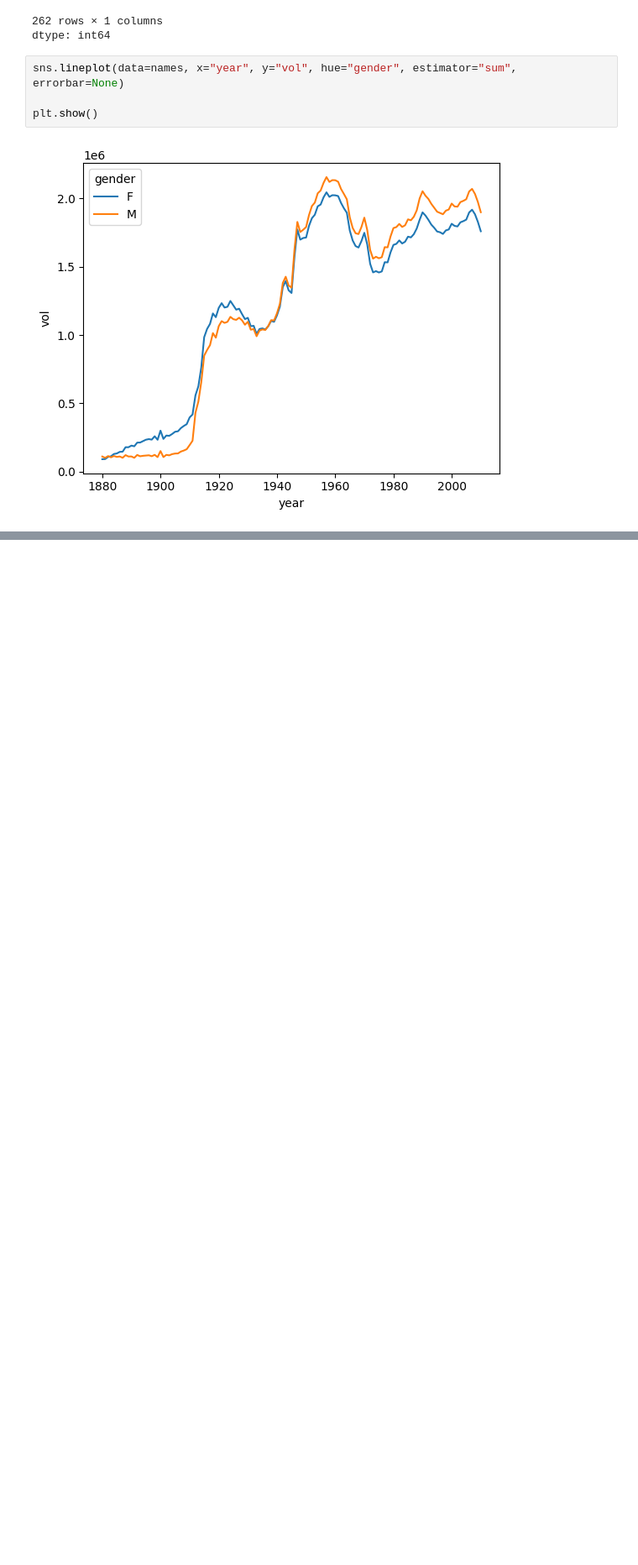
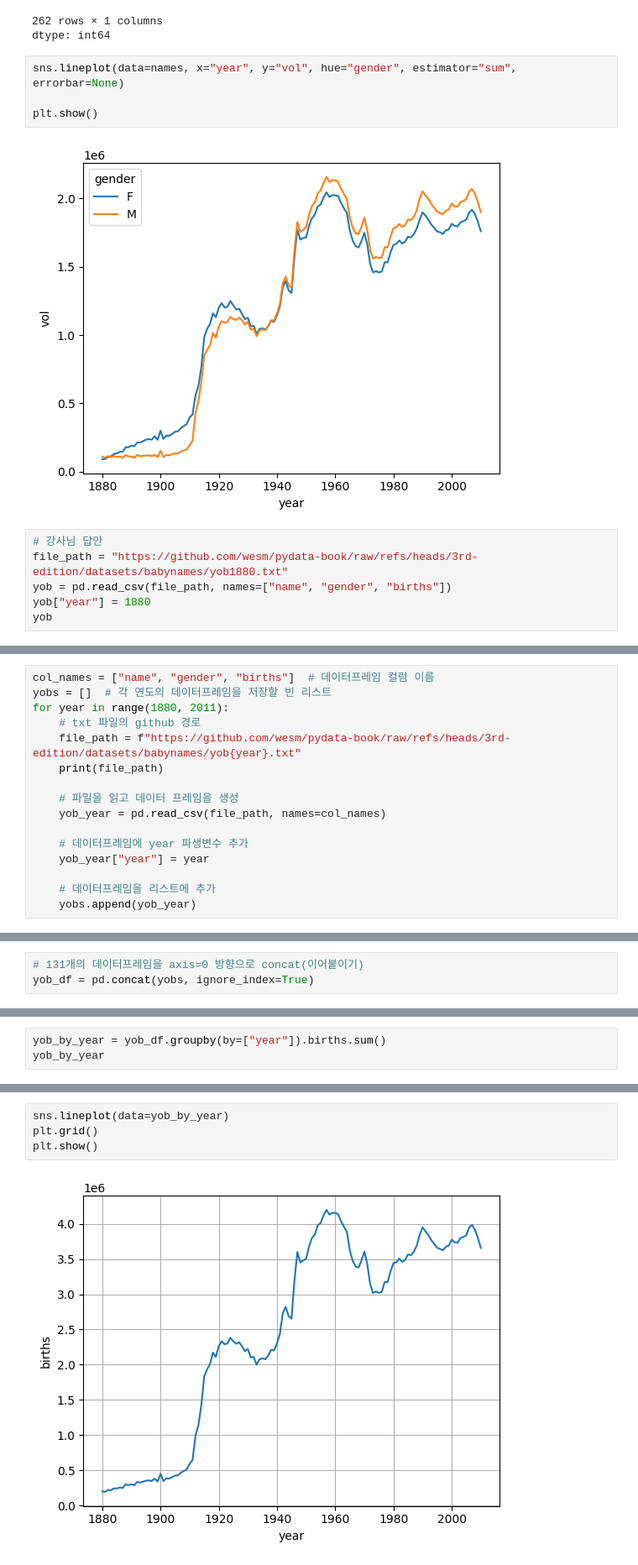
Before and after one commit to YounJJ/202511_BD53, a Jupyter notebook: lab_python/da10_merge.ipynb, the cells around one changed output, grey strips where cells are left out. Shown at 84% size. Drawn from its saved outputs; the diff is of its cells as text; blank space fills up the shorter version.

```diff
--- a/lab_python/da10_merge.ipynb
+++ b/lab_python/da10_merge.ipynb
@@ -926,3 +919,9 @@ sns.lineplot(data=names, x="year", y="vol", hue="gender", estimator="sum", error
 plt.show()
 # %% [output]
 [figure]
+# %%
+# 강사님 답안
+file_path = "https://github.com/wesm/pydata-book/raw/refs/heads/3rd-edition/datasets/babynames/yob1880.txt"
+yob = pd.read_csv(file_path, names=["name", "gender", "births"])
+yob["year"] = 1880
+yob
@@ -928,0 +942,16 @@ plt.show()
+# %%
+col_names = ["name", "gender", "births"]  # 데이터프레임 컬럼 이름
+yobs = []  # 각 연도의 데이터프레임을 저장할 빈 리스트
+for year in range(1880, 2011):
+    # txt 파일의 github 경로
+    file_path = f"https://github.com/wesm/pydata-book/raw/refs/heads/3rd-edition/datasets/babynames/yob{year}.txt"
+    print(file_path)
+
+    # 파일을 읽고 데이터 프레임을 생성
+    yob_year = pd.read_csv(file_path, names=col_names)
+
+    # 데이터프레임에 year 파생변수 추가
+    yob_year["year"] = year
+
+    # 데이터프레임을 리스트에 추가
+    yobs.append(yob_year)
@@ -928,0 +1012,3 @@ plt.show()
+# %%
+# 131개의 데이터프레임을 axis=0 방향으로 concat(이어붙이기)
+yob_df = pd.concat(yobs, ignore_index=True)
@@ -928,0 +1047,3 @@ plt.show()
+# %%
+yob_by_year = yob_df.groupby(by=["year"]).births.sum()
+yob_by_year
@@ -928,0 +1066,6 @@ plt.show()
+# %%
+sns.lineplot(data=yob_by_year)
+plt.grid()
+plt.show()
+# %% [output]
+[figure, added]
```
Also changed, not shown: parts of 15 cells of this notebook.
